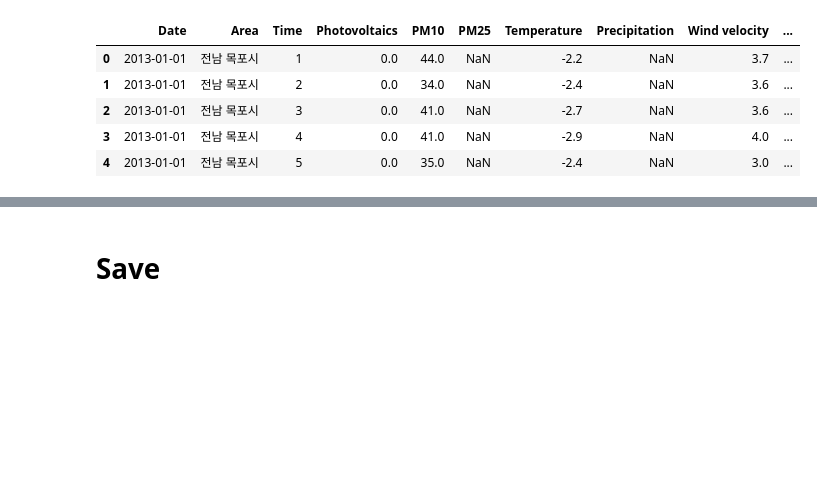
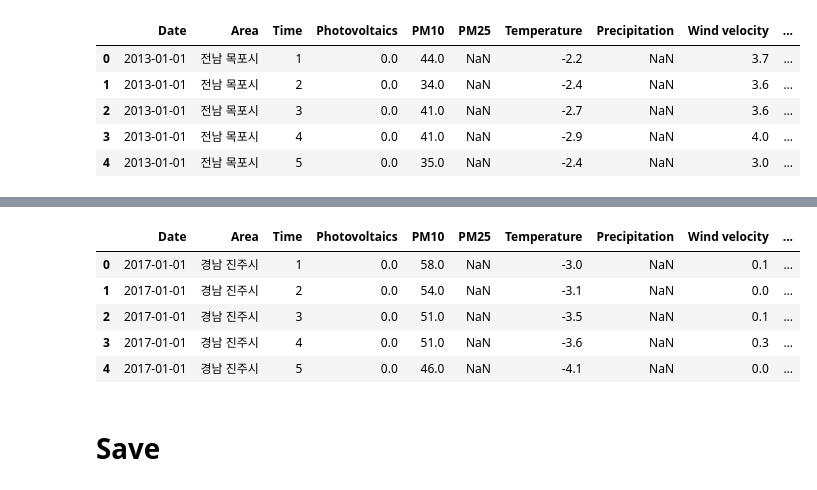
Before and after one commit to Hanchaeeun/SolarPower-Analysis, a Jupyter notebook: 02_Mapping-Data.ipynb, the cells around one changed output, grey strips where cells are left out. Cells and saved outputs as stored; diff of their text form; code cells hidden in the pictures; blank space fills up the shorter version.

```diff
--- a/02_Mapping-Data.ipynb
+++ b/02_Mapping-Data.ipynb
@@ -349,3 +345,12 @@ visualization.Monthly_plot(Jj_df, 'Photovoltaics', 'JinJo')
+# %%
+Jj_df.head()
+# %% [output]
+|  | Date | Area | Time | Photovoltaics | PM10 | PM25 | Temperature | Precipitation | Wind velocity | ... |
+| 0 | 2017-01-01 | 경남 진주시 | 1 | 0.0 | 58.0 | NaN | -3.0 | NaN | 0.1 | ... |
+| 1 | 2017-01-01 | 경남 진주시 | 2 | 0.0 | 54.0 | NaN | -3.1 | NaN | 0.0 | ... |
+| 2 | 2017-01-01 | 경남 진주시 | 3 | 0.0 | 51.0 | NaN | -3.5 | NaN | 0.1 | ... |
+| 3 | 2017-01-01 | 경남 진주시 | 4 | 0.0 | 51.0 | NaN | -3.6 | NaN | 0.3 | ... |
+| 4 | 2017-01-01 | 경남 진주시 | 5 | 0.0 | 46.0 | NaN | -4.1 | NaN | 0.0 | ... |
 # %% [markdown]
 # Save
 # %%
```
Also changed, not shown: parts of 12 cells of this notebook.
